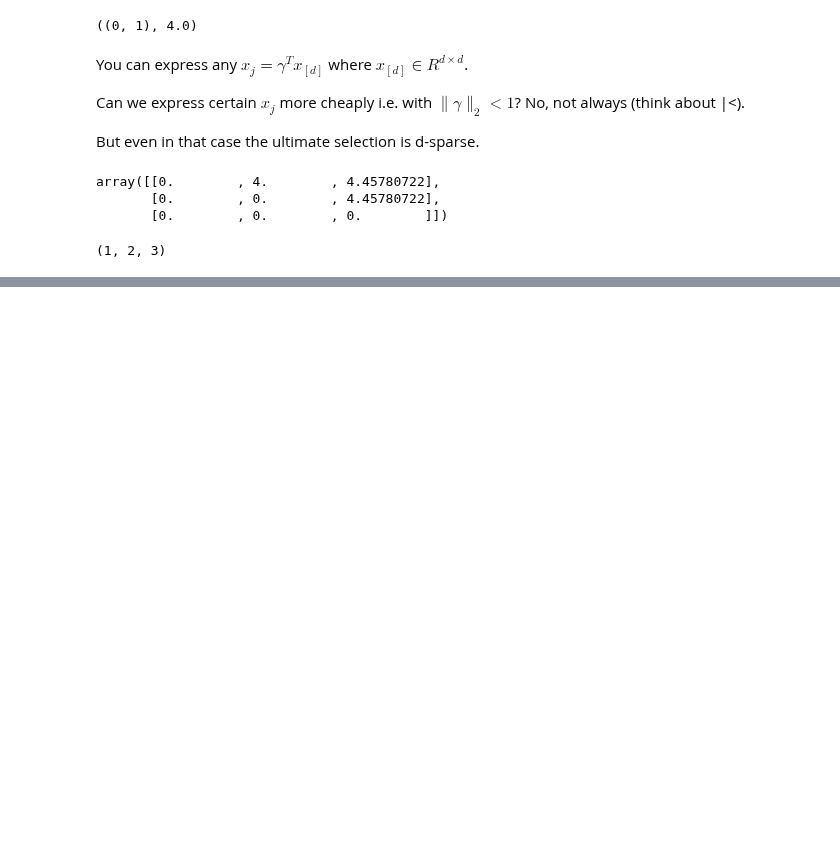
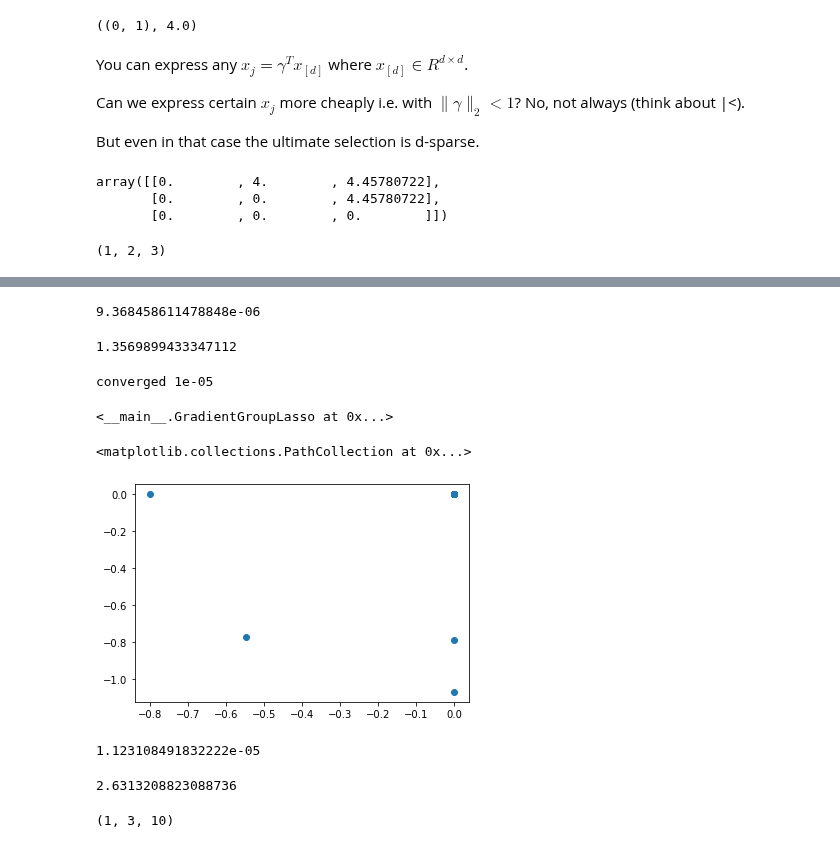
Before and after one commit to sjkoelle/isometry-pursuit, a Jupyter notebook: isometry_good_exp_2.ipynb, the cells around one changed output, grey strips where cells are left out. Saved outputs shown, nothing was run; the diff lists cells and outputs as text; code cells hidden in the pictures; blank space fills up the shorter version.

```diff
--- a/isometry_good_exp_2.ipynb
+++ b/isometry_good_exp_2.ipynb
@@ -362,0 +491,16 @@ dg_M.shape
+# %%
+
+lasso.fit(X, y)
+
+# Get the coefficients and count the number of non-zero coefficients
+lasso_coef = lasso.coef_
+non_zero_coef_count = np.sum(lasso_coef != 0)
+
+# Prepare the results
+results = pd.DataFrame({
+    'Predictor': np.arange(p),
+    'Coefficient': lasso_coef
+})
+
+print(f'Number of non-zero coefficients: {non_zero_coef_count}')
+print(results)
@@ -362,0 +520,31 @@ dg_M.shape
+# %%
+np.linalg.norm(lasso.predict(X) - y)
+# %% [output]
+9.368458611478848e-06
+# %%
+np.sum(np.abs(lasso.coef_))
+# %% [output]
+1.3569899433347112
+# %%
+X_arr = rearrange(X,'n p -> 1 n p')
+# %%
+y_arr = rearrange(y, 'n -> 1 n 1')
+# %%
+GGL = GradientGroupLasso(X_arr, y_arr, np.asarray([1e-5]), 0., gl_itermax,learning_rate, tol, beta0_npm= None)
+GGL.fit()
+# %% [output]
+converged 1e-05
+<__main__.GradientGroupLasso at 0x...>
+# %%
+plt.scatter(lasso_coef,GGL.fit_[0]['beta'][0][:,0])
+# %% [output]
+<matplotlib.collections.PathCollection at 0x...>
+[figure, added]
+# %%
+np.linalg.norm(y_arr[0][:,0] - np.einsum('i p j, i n p -> n',GGL.fit_[0]['beta'], X_arr))
+# %% [output]
+1.123108491832222e-05
+# %%
+np.sum(np.abs(GGL.fit_[0]['beta'])) # penalty is much more minimized
+# %% [output]
+2.6313208823088736
@@ -362,0 +615,4 @@ dg_M.shape
+# %%
+CGGL.dg_M.shape
+# %% [output]
+(1, 3, 10)
```
Also changed, not shown: parts of 29 cells of this notebook, 2 other files.
